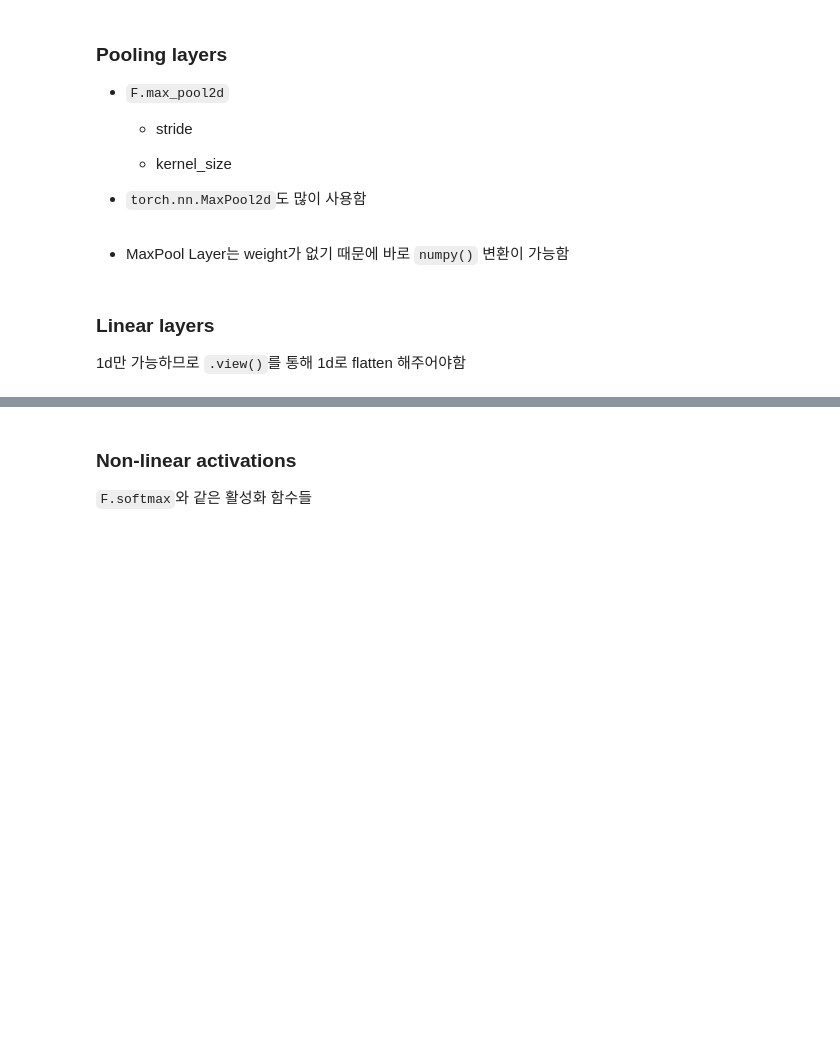
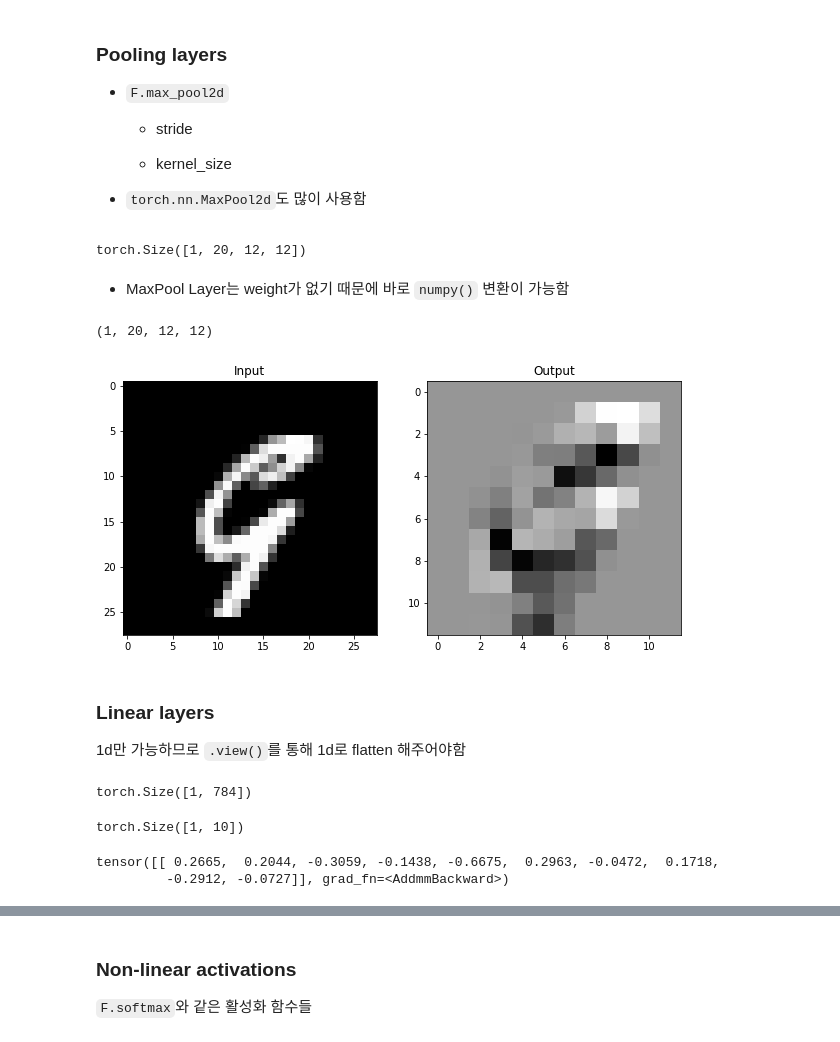
Before and after one commit to andrew0411/torch-tutorial, a Jupyter notebook: 05 neural_net.ipynb, the cells around one changed output, grey strips where cells are left out. Cells and saved outputs as stored; diff of their text form; code cells hidden in the pictures; blank space fills up the shorter version.

```diff
--- a/05 neural_net.ipynb
+++ b/05 neural_net.ipynb
@@ -30,8 +160,47 @@ https://pytorch.org/docs/stable/nn.html
     - kernel_size
 
 - `torch.nn.MaxPool2d`도 많이 사용함
+# %%
+import torch.nn.functional as F
+
+pool = F.max_pool2d(output, 2, 2)
+pool.shape
+# %% [output]
+torch.Size([1, 20, 12, 12])
 # %% [markdown]
 - MaxPool Layer는 weight가 없기 때문에 바로 `numpy()` 변환이 가능함
+# %%
+pool_arr = pool.numpy()
+pool_arr.shape
+# %% [output]
+(1, 20, 12, 12)
+# %%
+plt.figure(figsize=(10, 15))
+
+plt.subplot(121)
+plt.title('Input')
+plt.imshow(input_image, 'gray')
+plt.subplot(122)
+plt.title('Output')
+plt.imshow(pool_arr[0, 0, :, :], 'gray')
+plt.show()
+# %% [output]
+[figure, added]
 # %% [markdown]
 ### Linear layers
 1d만 가능하므로 `.view()`를 통해 1d로 flatten 해주어야함
+# %%
+flatten = input_image.view(1, 28 * 28)
+flatten.shape
+# %% [output]
+torch.Size([1, 784])
+# %%
+lin = nn.Linear(784, 10)(flatten)
+lin.shape
+# %% [output]
+torch.Size([1, 10])
+# %%
+lin
+# %% [output]
+tensor([[ 0.2665,  0.2044, -0.3059, -0.1438, -0.6675,  0.2963, -0.0472,  0.1718,
+         -0.2912, -0.0727]], grad_fn=<AddmmBackward>)
```
Also changed, not shown: parts of 18 cells of this notebook.
